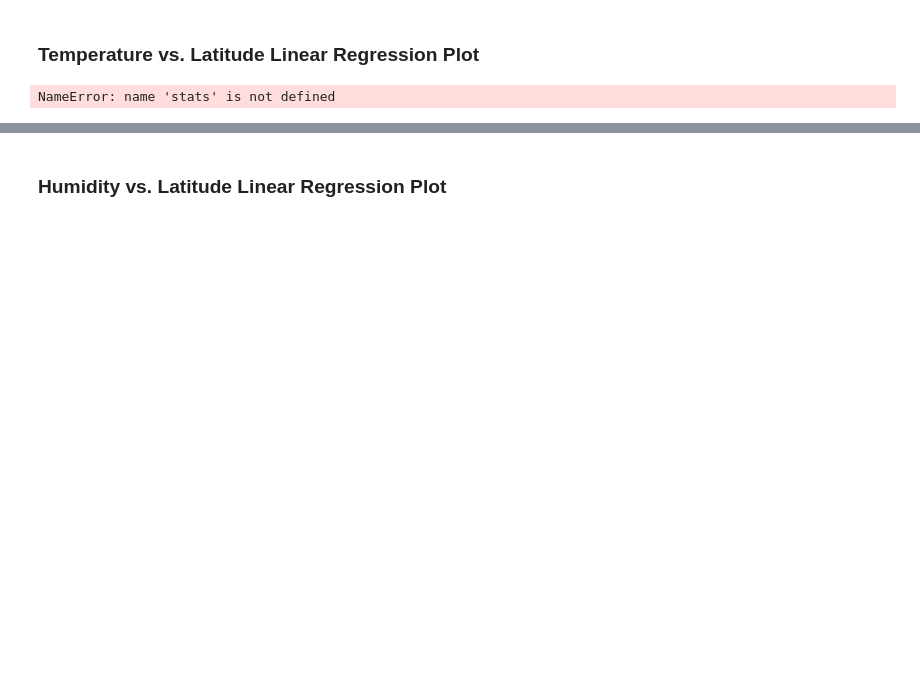
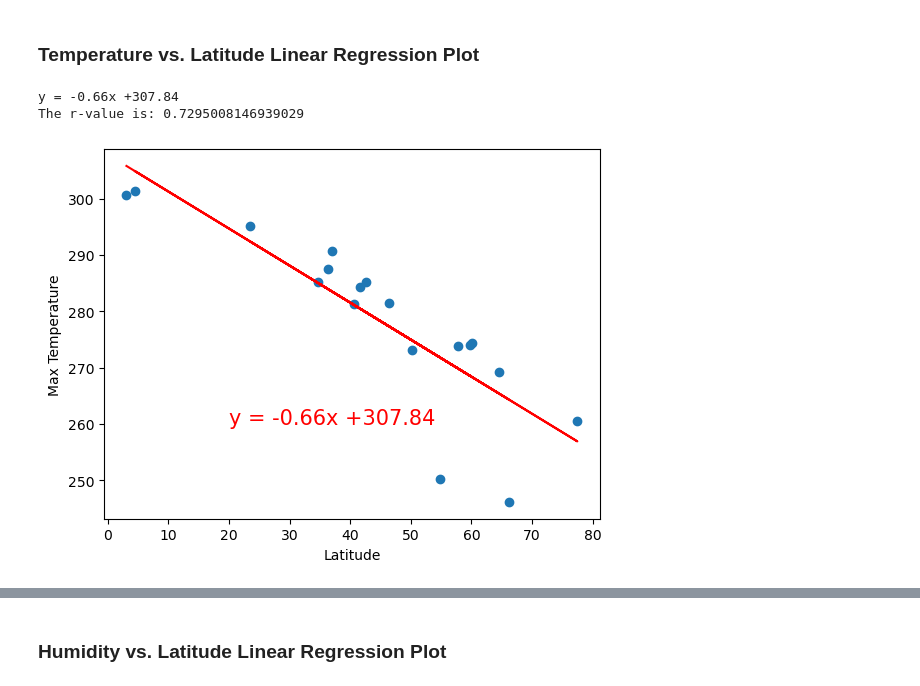
Before and after one commit to zaclink3/python-api-challenge, a Jupyter notebook: weatherpy/WeatherPy.ipynb, the cells around one changed output, grey strips where cells are left out. Cells and saved outputs as stored; diff of their text form; code cells hidden in the pictures; blank space fills up the shorter version.

```diff
--- a/weatherpy/WeatherPy.ipynb
+++ b/weatherpy/WeatherPy.ipynb
@@ -300,35 +318,39 @@ southern_hemi_df.head()
 ###  Temperature vs. Latitude Linear Regression Plot
 # %%
 # Linear regression on Northern Hemisphere
-x_values = city_data_df["Lat"]
-y_values = city_data_df["Max Temp"]
+x_values = northern_hemi_df["Lat"]
+y_values = northern_hemi_df["Max Temp"]
 
 #Define a function
-(slope, intercept, rvalue, pvalue, stderr)= stats.linregress(x_values, y_values)
+(slope, intercept, rvalue, pvalue, stderr)= linregress(x_values, y_values)
 
 #Get regression values
 regress_values = x_values * slope + intercept
 
 #Equation String
 line_eq = "y = " + str(round(slope,2)) + "x +" + str(round(intercept,2))
 
 print(line_eq)
 
 plt.scatter(x_values,y_values)
 plt.plot(x_values,regress_values,"r-")
 
 # Label plot and annotate the line equation
 plt.xlabel('Latitude')
 plt.ylabel('Max Temperature')
-plt.annotate(line_eq,(20,15),fontsize=15,color="red")
+plt.annotate(line_eq,(20,260),fontsize=15,color="red")
 
 # Print r value
 print(f"The r-value is: {rvalue**2}")
+
+#we need to discuss what the r value is, line accounts for 38% of the variability in the picture
 
 #save the plot
 plt.savefig("output_data/Fig1_lin_reg.png")
 
 # Show plot
 plt.show()
 # %% [output]
-NameError: name 'stats' is not defined
+y = -0.66x +307.84
+The r-value is: 0.7295008146939029
+[figure, added]
```
Also changed, not shown: parts of 31 cells of this notebook, 13 other files.
